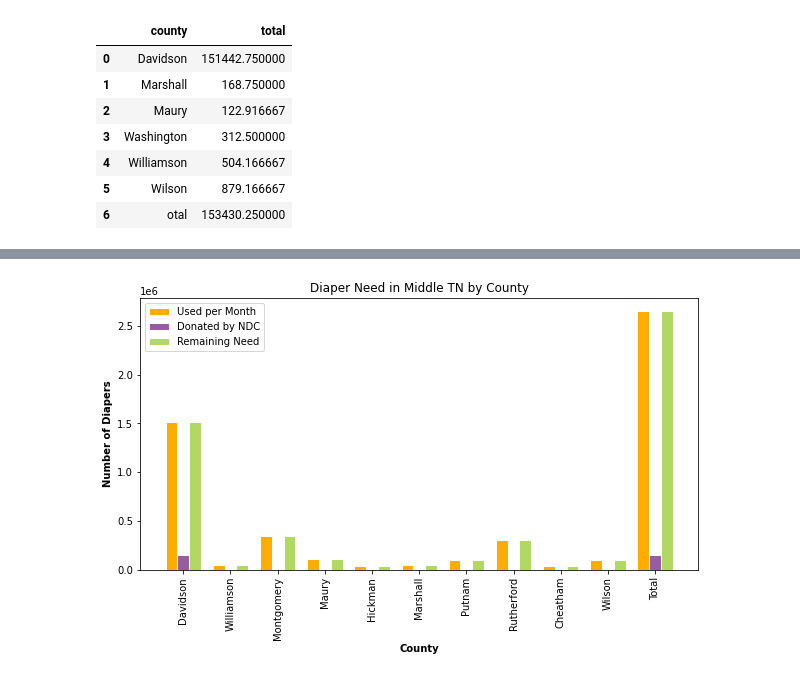
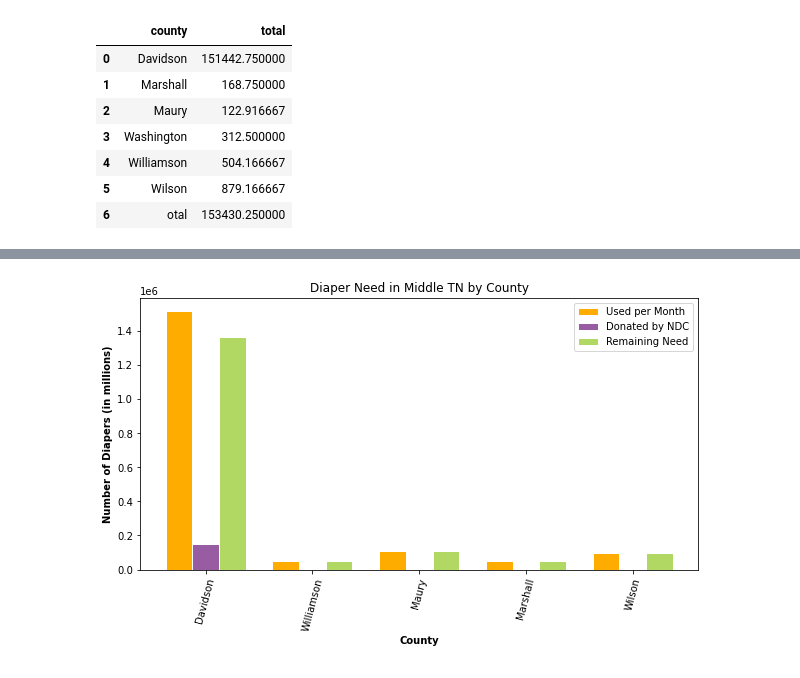
Before and after one commit to paulballenger/nashville_diaper_connection, a Jupyter notebook: notebooks/diapers_by_county.ipynb, the cells around one changed output, grey strips where cells are left out. Saved outputs shown, nothing was run; the diff lists cells and outputs as text; code cells hidden in the pictures.

Commit message:
added to diapers_by_county

```diff
--- a/notebooks/diapers_by_county.ipynb
+++ b/notebooks/diapers_by_county.ipynb
@@ -89,7 +88,7 @@ total_by_county
 | 6 | otal | 153430.250000 |
 # %%
 #merge datasets
-diapers_by_county = pd.merge(county_stats, total_by_county, on = 'county', how = 'outer')
+diapers_by_county = pd.merge(county_stats, total_by_county, on = 'county', how = 'inner')
 diapers_by_county
 # %% [output]
 |  | county | pop_under_4 | est_in_diapers | est_in_tenncare | diapers_and_poverty | diapers_used | total |
@@ -109,10 +100,6 @@ diapers_by_county
 # %%
-#move total to correct spot
-diapers_by_county.loc[10, 'total'] = diapers_by_county.loc[12, 'total']
 #replace null values with zero
 diapers_by_county['total'] = diapers_by_county['total'].fillna(0)
-#delete last 2 rows
-#diapers_by_county = diapers_by_county.drop(['otal'])#df.drop(['Cochice', 'Pima'])
 diapers_by_county
 # %% [output]
 |  | county | pop_under_4 | est_in_diapers | est_in_tenncare | diapers_and_poverty | diapers_used | total |
@@ -132,4 +110,0 @@ diapers_by_county
-# %%
-#delete last 2 rows
-diapers_by_county = diapers_by_county.drop(diapers_by_county.index[[11,12]])
-diapers_by_county
@@ -260,34 +144,37 @@ plt.show()
 # %%
 plt.figure(figsize=(10,5))
 
 # set width of bar
 barWidth = 0.25
 
 # set height of bar
 bars1 = diapers_by_county['diapers_used']
 bars2 = diapers_by_county['total']
-bars3 = diapers_by_county['diapers_used']
+bars3 = diapers_by_county['diapers_need']
 
 # Set position of bar on X axis
 r1 = np.arange(len(bars1))
 r2 = [x + barWidth for x in r1]
 r3 = [x + barWidth for x in r2]
 
 # Make the plot
 plt.bar(r1, bars1, color='#ffac00', width=barWidth, edgecolor='white', label='Used per Month')
 plt.bar(r2, bars2, color='#985ca3', width=barWidth, edgecolor='white', label='Donated by NDC')
 plt.bar(r3, bars3, color='#b1d863', width=barWidth, edgecolor='white', label='Remaining Need')
 
 # Add xticks on the middle of the group bars
 plt.xlabel('County', fontweight='bold')
-plt.xticks([r + barWidth for r in range(len(bars1))], diapers_by_county['county'], rotation=90)
+plt.xticks([r + barWidth for r in range(len(bars1))], diapers_by_county['county'], rotation=75)
 
-plt.ylabel('Number of Diapers', fontweight='bold')
+plt.ylabel('Number of Diapers (in millions)', fontweight='bold')
 
 plt.title('Diaper Need in Middle TN by County')
 
 # Create legend & Show graphic
 plt.legend()
+
+plt.savefig('../files/diapers_by_county.png',bbox_inches='tight')
+
 plt.show()
 # %% [output]
-[figure, old version]
+[figure, new version]
```
Also changed, not shown: parts of 13 cells of this notebook, 3 other files.
